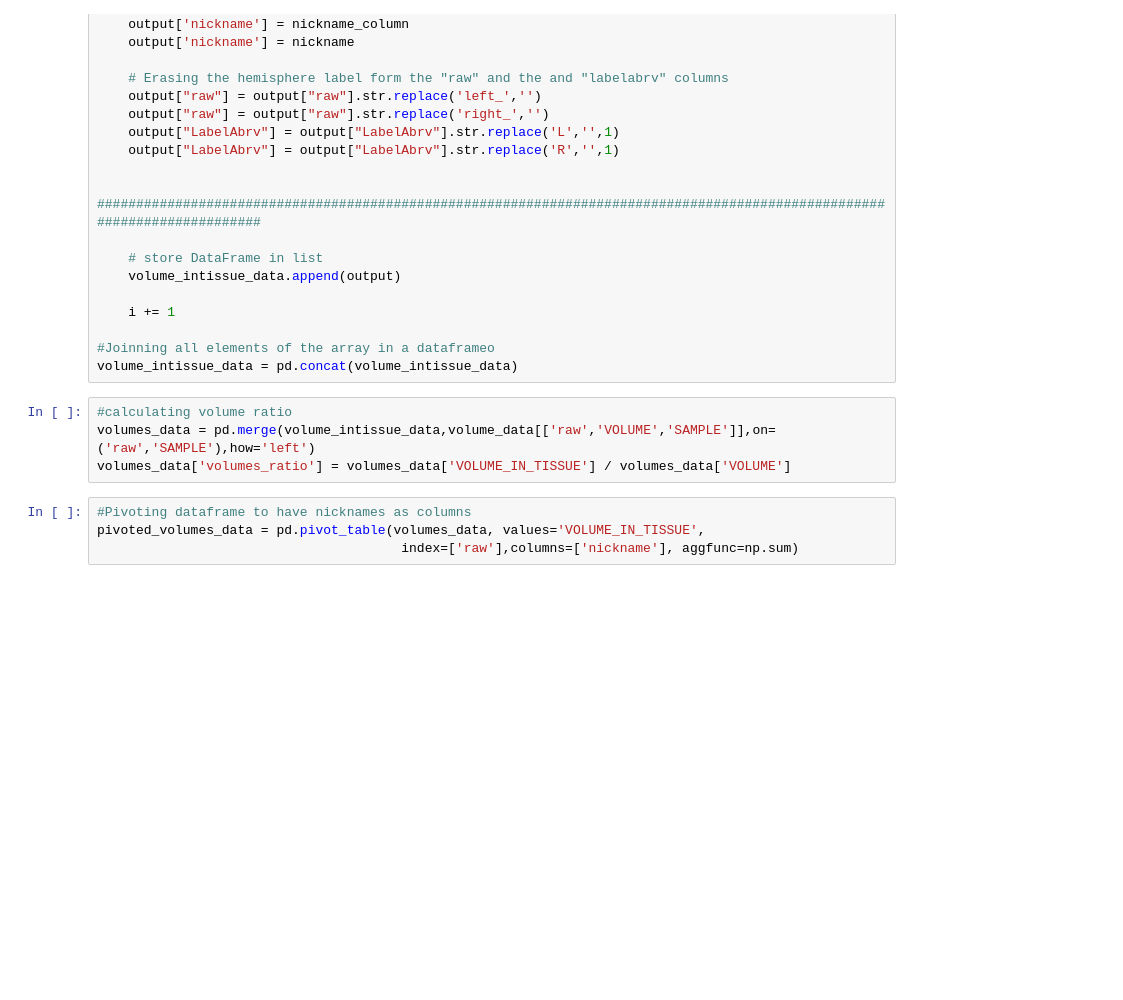
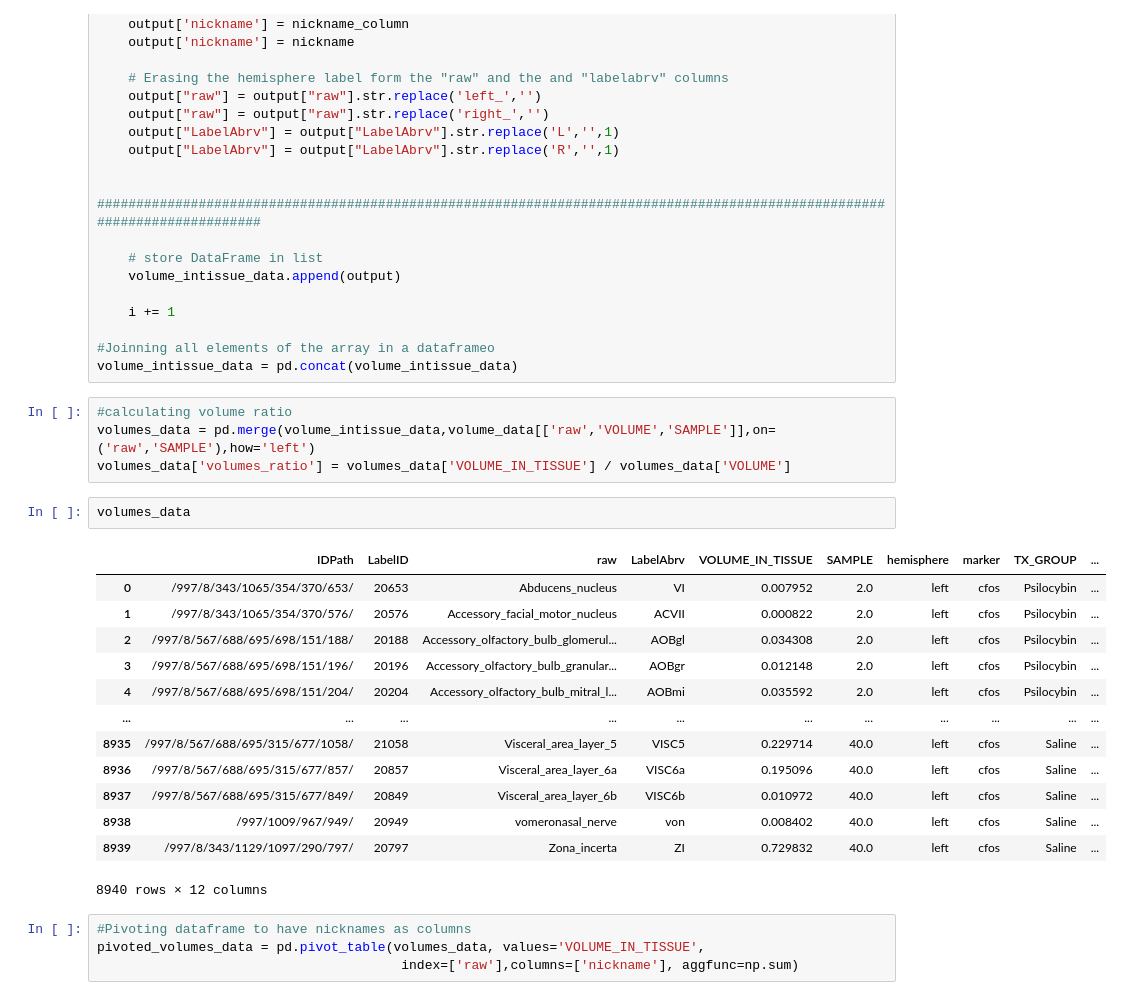
Before and after one commit to greciaro/Light-Sheet-Microscopy, a Jupyter notebook: GUBRA_cell_volumes_density_pixel_MASTER.ipynb, the cells around one changed output. Saved outputs shown, nothing was run; the diff lists cells and outputs as text; blank space fills up the shorter version.

```diff
--- a/GUBRA_cell_volumes_density_pixel_MASTER.ipynb
+++ b/GUBRA_cell_volumes_density_pixel_MASTER.ipynb
@@ -254,6 +254,22 @@ volume_intissue_data = pd.concat(volume_intissue_data)
 #calculating volume ratio
 volumes_data = pd.merge(volume_intissue_data,volume_data[['raw','VOLUME','SAMPLE']],on=('raw','SAMPLE'),how='left')
 volumes_data['volumes_ratio'] = volumes_data['VOLUME_IN_TISSUE'] / volumes_data['VOLUME']
+# %%
+volumes_data
+# %% [output]
+|  | IDPath | LabelID | raw | LabelAbrv | VOLUME_IN_TISSUE | SAMPLE | hemisphere | marker | TX_GROUP | ... |
+| 0 | /997/8/343/1065/354/370/653/ | 20653 | Abducens_nucleus | VI | 0.007952 | 2.0 | left | cfos | Psilocybin | ... |
+| 1 | /997/8/343/1065/354/370/576/ | 20576 | Accessory_facial_motor_nucleus | ACVII | 0.000822 | 2.0 | left | cfos | Psilocybin | ... |
+| 2 | /997/8/567/688/695/698/151/188/ | 20188 | Accessory_olfactory_bulb_glomerul... | AOBgl | 0.034308 | 2.0 | left | cfos | Psilocybin | ... |
+| 3 | /997/8/567/688/695/698/151/196/ | 20196 | Accessory_olfactory_bulb_granular... | AOBgr | 0.012148 | 2.0 | left | cfos | Psilocybin | ... |
+| 4 | /997/8/567/688/695/698/151/204/ | 20204 | Accessory_olfactory_bulb_mitral_l... | AOBmi | 0.035592 | 2.0 | left | cfos | Psilocybin | ... |
+| ... | ... | ... | ... | ... | ... | ... | ... | ... | ... | ... |
+| 8935 | /997/8/567/688/695/315/677/1058/ | 21058 | Visceral_area_layer_5 | VISC5 | 0.229714 | 40.0 | left | cfos | Saline | ... |
+| 8936 | /997/8/567/688/695/315/677/857/ | 20857 | Visceral_area_layer_6a | VISC6a | 0.195096 | 40.0 | left | cfos | Saline | ... |
+| 8937 | /997/8/567/688/695/315/677/849/ | 20849 | Visceral_area_layer_6b | VISC6b | 0.010972 | 40.0 | left | cfos | Saline | ... |
+| 8938 | /997/1009/967/949/ | 20949 | vomeronasal_nerve | von | 0.008402 | 40.0 | left | cfos | Saline | ... |
+| 8939 | /997/8/343/1129/1097/290/797/ | 20797 | Zona_incerta | ZI | 0.729832 | 40.0 | left | cfos | Saline | ... |
+8940 rows × 12 columns
 # %%
 #Pivoting dataframe to have nicknames as columns
 pivoted_volumes_data = pd.pivot_table(volumes_data, values='VOLUME_IN_TISSUE',
```
Also changed, not shown: parts of 6 cells of this notebook.
